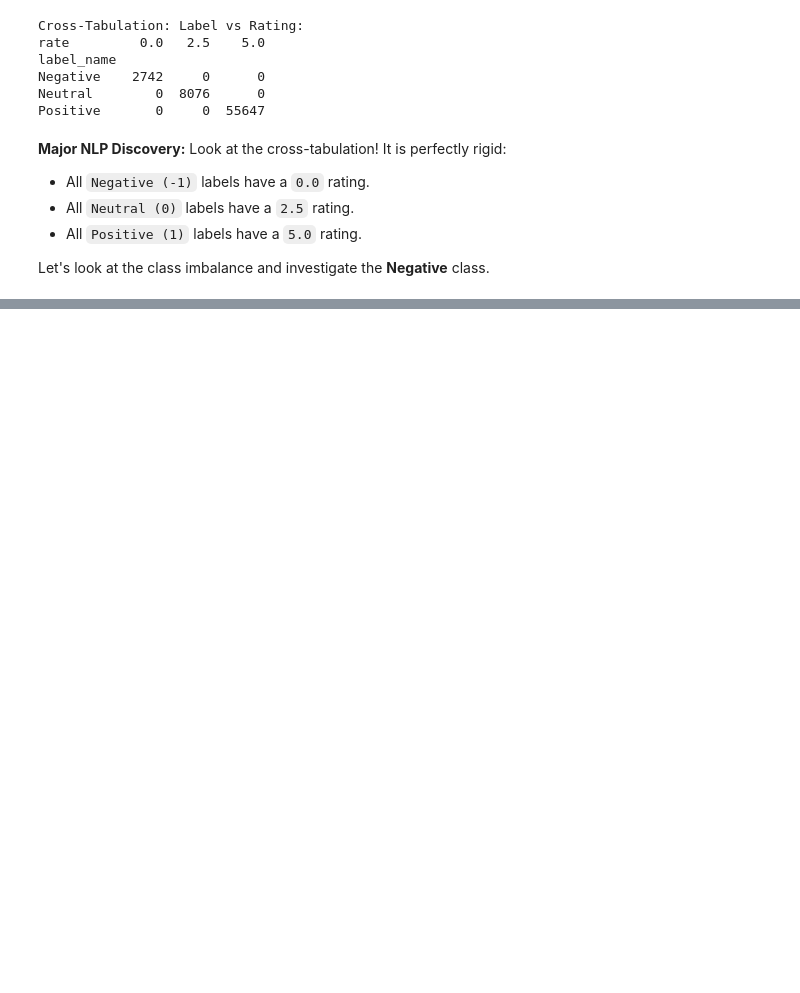
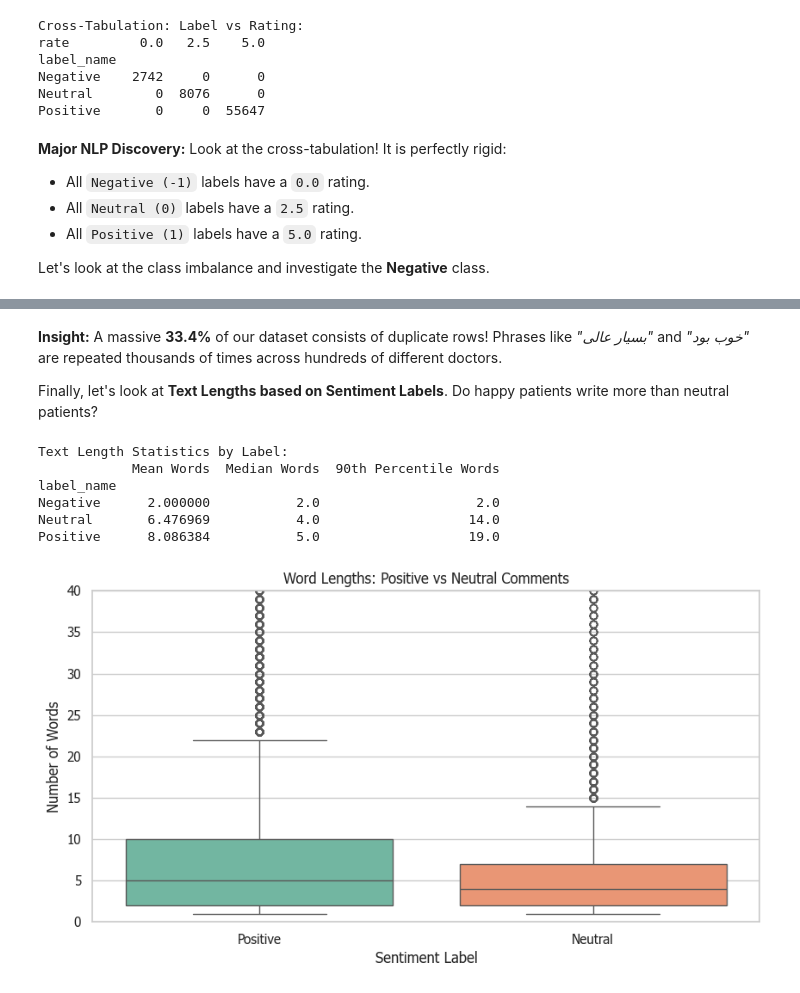
Before and after one commit to Mohsenmohebbi1993/AI-BOOTCAMP, a Jupyter notebook: notebooks/Training & Education/25. NLP - EDA.ipynb, the cells around one changed output, grey strips where cells are left out. Saved outputs shown, nothing was run; the diff lists cells and outputs as text; code cells hidden in the pictures; blank space fills up the shorter version.

```diff
--- a/notebooks/Training & Education/25. NLP - EDA.ipynb
+++ b/notebooks/Training & Education/25. NLP - EDA.ipynb
@@ -184,0 +242,30 @@ Let's look at the class imbalance and investigate the **Negative** class.
+# %% [markdown]
+**Insight:** A massive **33.4%** of our dataset consists of duplicate rows! Phrases like *"بسیار عالی"* and *"خوب بود"* are repeated thousands of times across hundreds of different doctors.
+
+Finally, let's look at **Text Lengths based on Sentiment Labels**. Do happy patients write more than neutral patients?
+# %%
+# Calculate word length
+df_comments['word_len'] = df_comments['text'].astype(str).str.split().str.len()
+
+# Calculate stats grouped by Label
+length_stats = df_comments.groupby('label_name')['word_len'].agg(['mean', 'median', lambda x: np.percentile(x, 90)])
+length_stats.columns =['Mean Words', 'Median Words', '90th Percentile Words']
+print("Text Length Statistics by Label:")
+print(length_stats)
+
+# Plot word lengths (excluding the 'Negative' placeholder class for visualization)
+plt.figure(figsize=(10, 5))
+sns.boxplot(data=df_comments[df_comments['label'] != -1], x='label_name', y='word_len', palette="Set2")
+plt.ylim(0, 40) # Zoom in to see the boxplot clearly
+plt.title("Word Lengths: Positive vs Neutral Comments")
+plt.xlabel("Sentiment Label")
+plt.ylabel("Number of Words")
+plt.show()
+# %% [output]
+Text Length Statistics by Label:
+            Mean Words  Median Words  90th Percentile Words
+label_name
+Negative      2.000000           2.0                    2.0
+Neutral       6.476969           4.0                   14.0
+Positive      8.086384           5.0                   19.0
+[figure, added]
```
Also changed, not shown: parts of 3 cells of this notebook.
